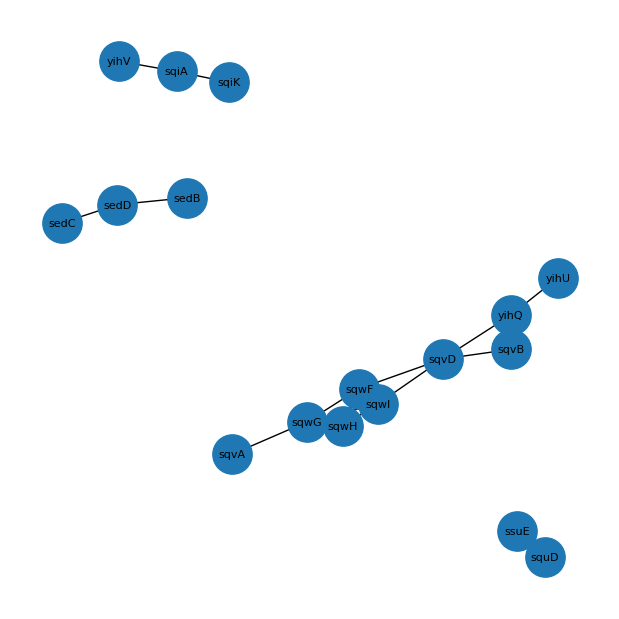
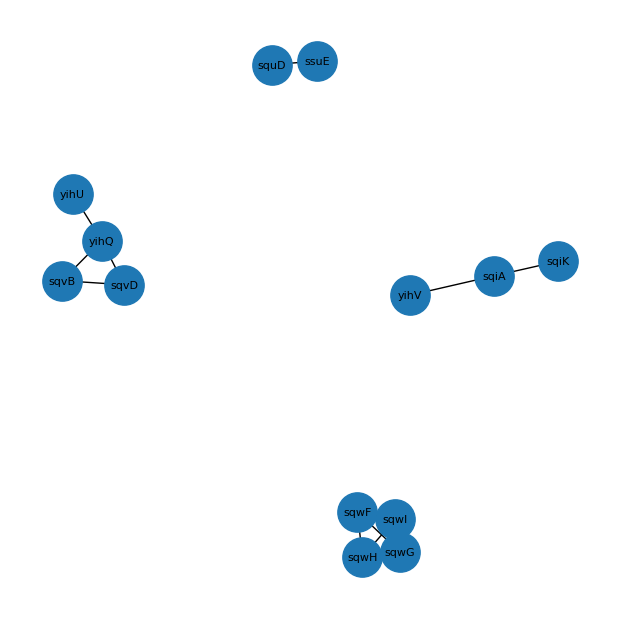
Unified diff of the notebook cell whose output changed from the first chart to the second:
--- before
+++ after
@@ -4,5 +4,5 @@
 G = nx.Graph()
 
-threshold = 0.311
+threshold = 0.35
 
 for i in jaccard.index:
@@ -24,4 +24,4 @@
 
 plt.tight_layout()
-plt.savefig("pictures/co-occurence/gene_network.png", dpi=300)
+#plt.savefig("pictures/co-occurence/gene_network.png", dpi=300)
 plt.show()

Commit: minore changes